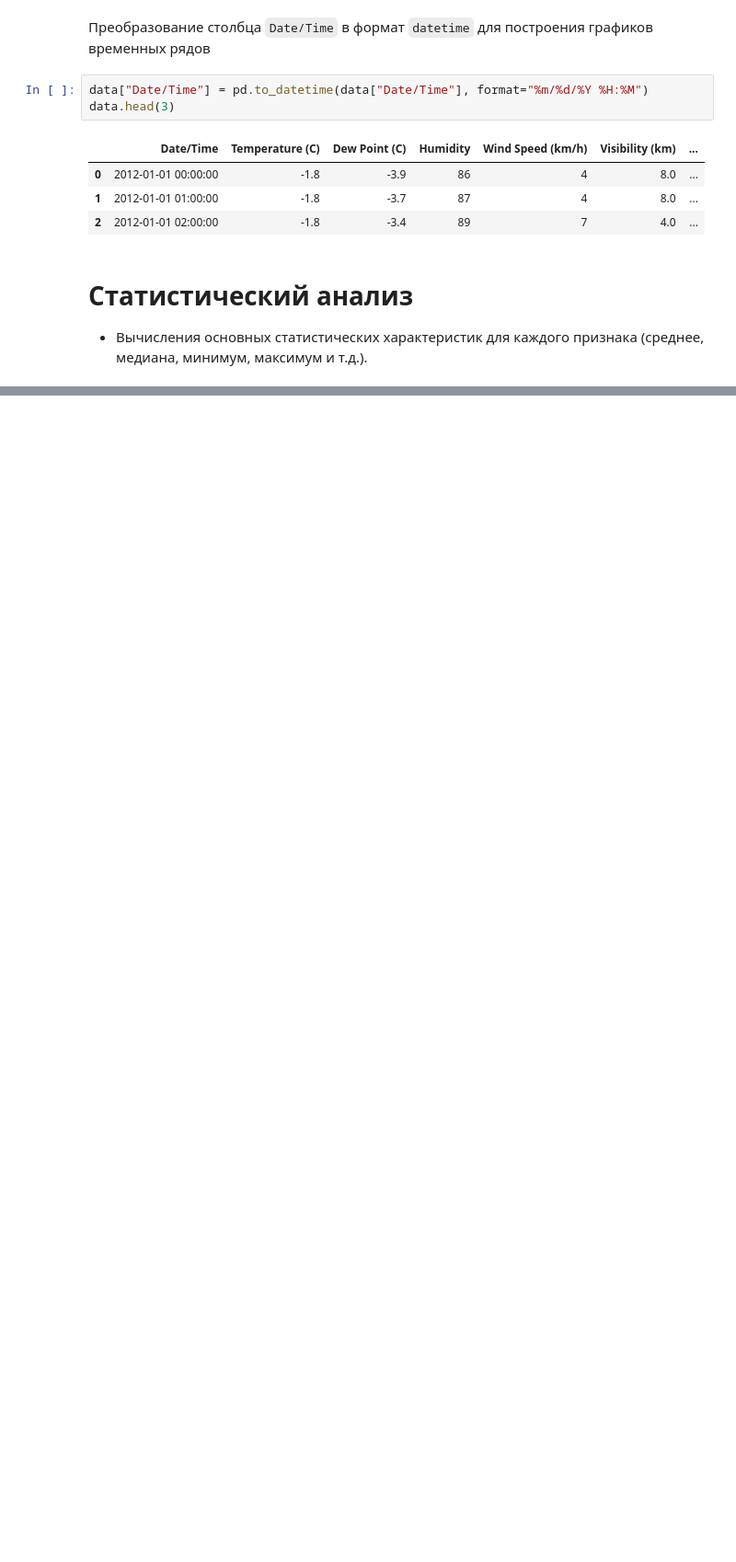
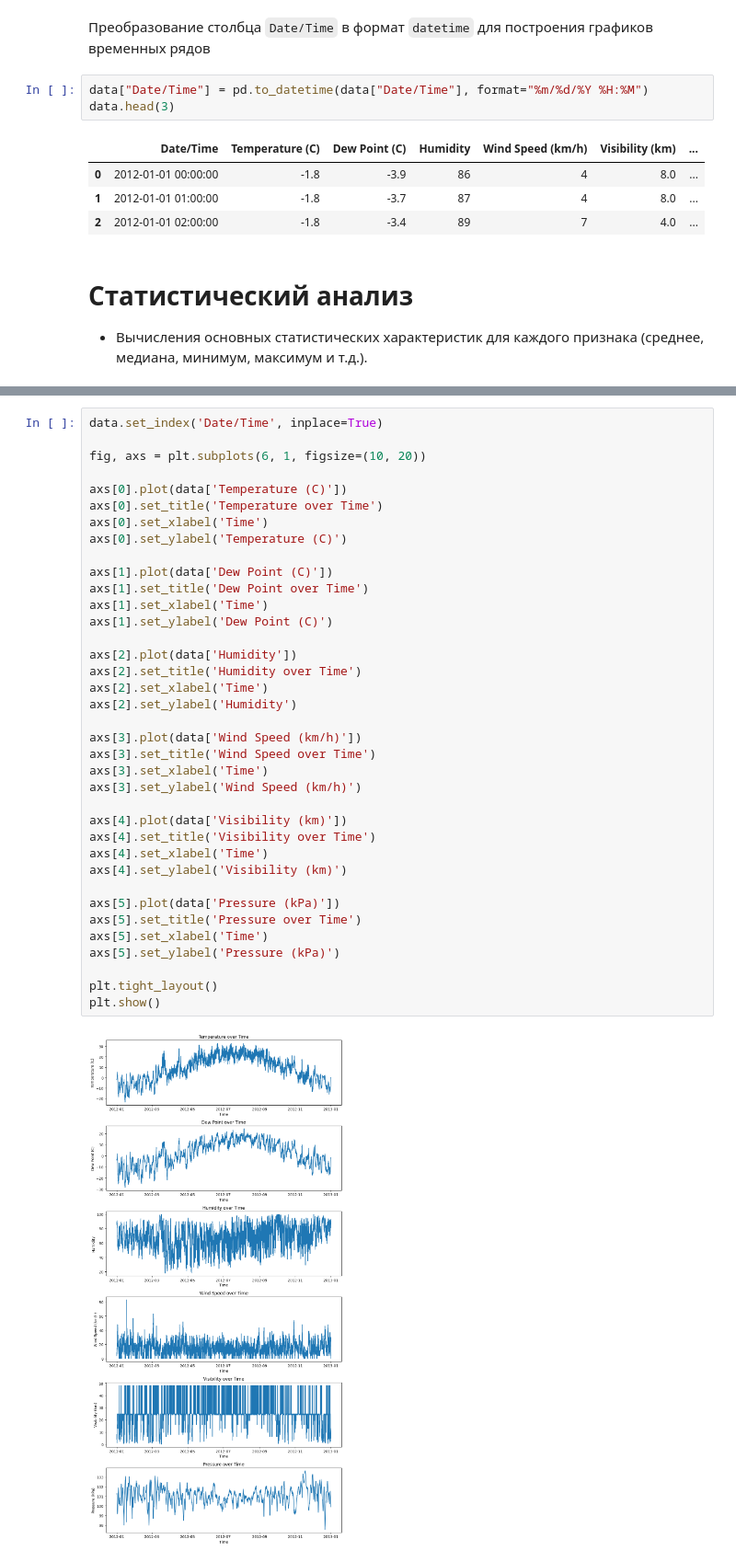
Before and after one commit to kateriina-77/python_project, a Jupyter notebook: weather_ml.ipynb, the cells around one changed output, grey strips where cells are left out. Shown: that part at 92% size. Saved outputs shown, nothing was run; the diff lists cells and outputs as text; blank space fills up the shorter version.

```diff
--- a/weather_ml.ipynb
+++ b/weather_ml.ipynb
@@ -82,0 +119,39 @@ data.describe()
+# %%
+data.set_index('Date/Time', inplace=True)
+
+fig, axs = plt.subplots(6, 1, figsize=(10, 20))
+
+axs[0].plot(data['Temperature (C)'])
+axs[0].set_title('Temperature over Time')
+axs[0].set_xlabel('Time')
+axs[0].set_ylabel('Temperature (C)')
+
+axs[1].plot(data['Dew Point (C)'])
+axs[1].set_title('Dew Point over Time')
+axs[1].set_xlabel('Time')
+axs[1].set_ylabel('Dew Point (C)')
+
+axs[2].plot(data['Humidity'])
+axs[2].set_title('Humidity over Time')
+axs[2].set_xlabel('Time')
+axs[2].set_ylabel('Humidity')
+
+axs[3].plot(data['Wind Speed (km/h)'])
+axs[3].set_title('Wind Speed over Time')
+axs[3].set_xlabel('Time')
+axs[3].set_ylabel('Wind Speed (km/h)')
+
+axs[4].plot(data['Visibility (km)'])
+axs[4].set_title('Visibility over Time')
+axs[4].set_xlabel('Time')
+axs[4].set_ylabel('Visibility (km)')
+
+axs[5].plot(data['Pressure (kPa)'])
+axs[5].set_title('Pressure over Time')
+axs[5].set_xlabel('Time')
+axs[5].set_ylabel('Pressure (kPa)')
+
+plt.tight_layout()
+plt.show()
+# %% [output]
+[figure, added]
```
Also changed, not shown: parts of 8 cells of this notebook.
